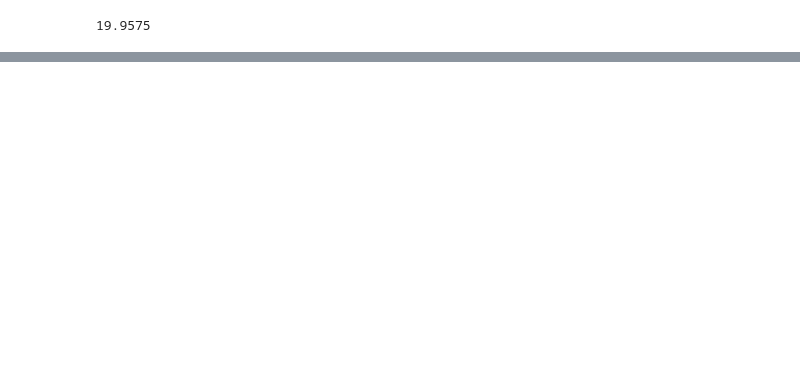
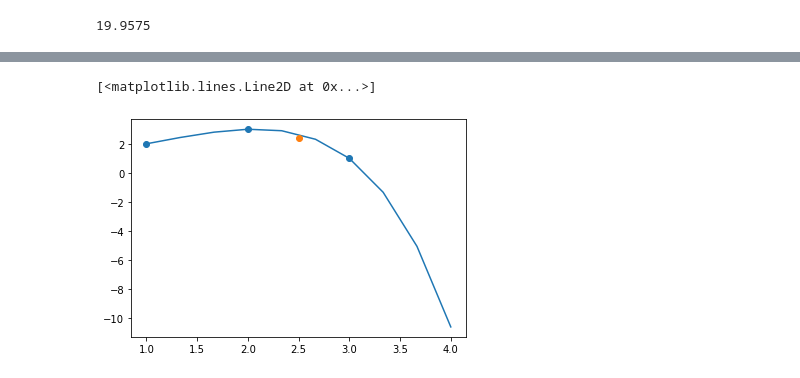
Before and after one commit to kkousar/class-work, a Jupyter notebook: interpolation.ipynb, the cells around one changed output, grey strips where cells are left out. Drawn from its saved outputs; the diff is of its cells as text; code cells hidden in the pictures; blank space fills up the shorter version.

```diff
--- a/interpolation.ipynb
+++ b/interpolation.ipynb
@@ -20,0 +74,13 @@ print(inter_linear(data,x));
+# %%
+import matplotlib.pyplot as plt
+import numpy
+
+mymodel = numpy.poly1d(numpy.polyfit(x, y, 5))
+myline = numpy.linspace(1, 4,10)
+
+plt.scatter(x, y)
+plt.plot(myline, mymodel(myline))
+plt.plot(xp,yp,'o')
+# %% [output]
+[<matplotlib.lines.Line2D at 0x...>]
+[figure, added]
```
Also changed, not shown: parts of 4 cells of this notebook.
